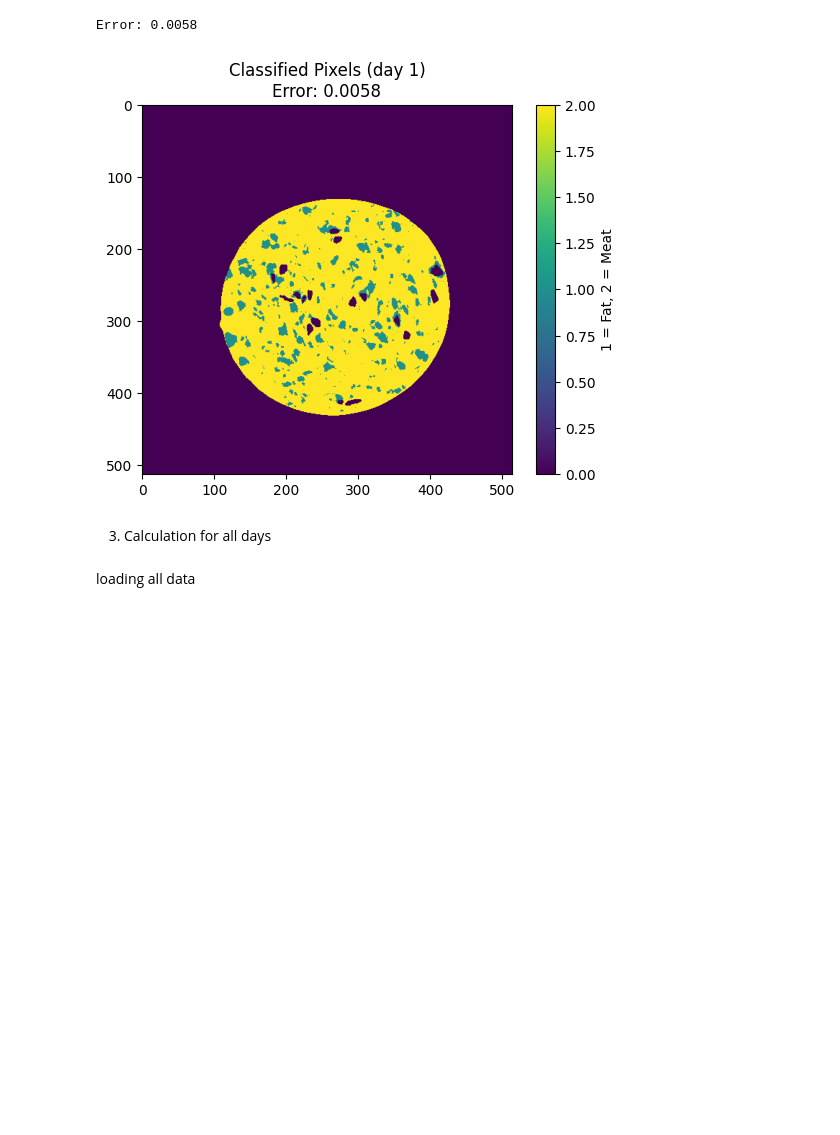
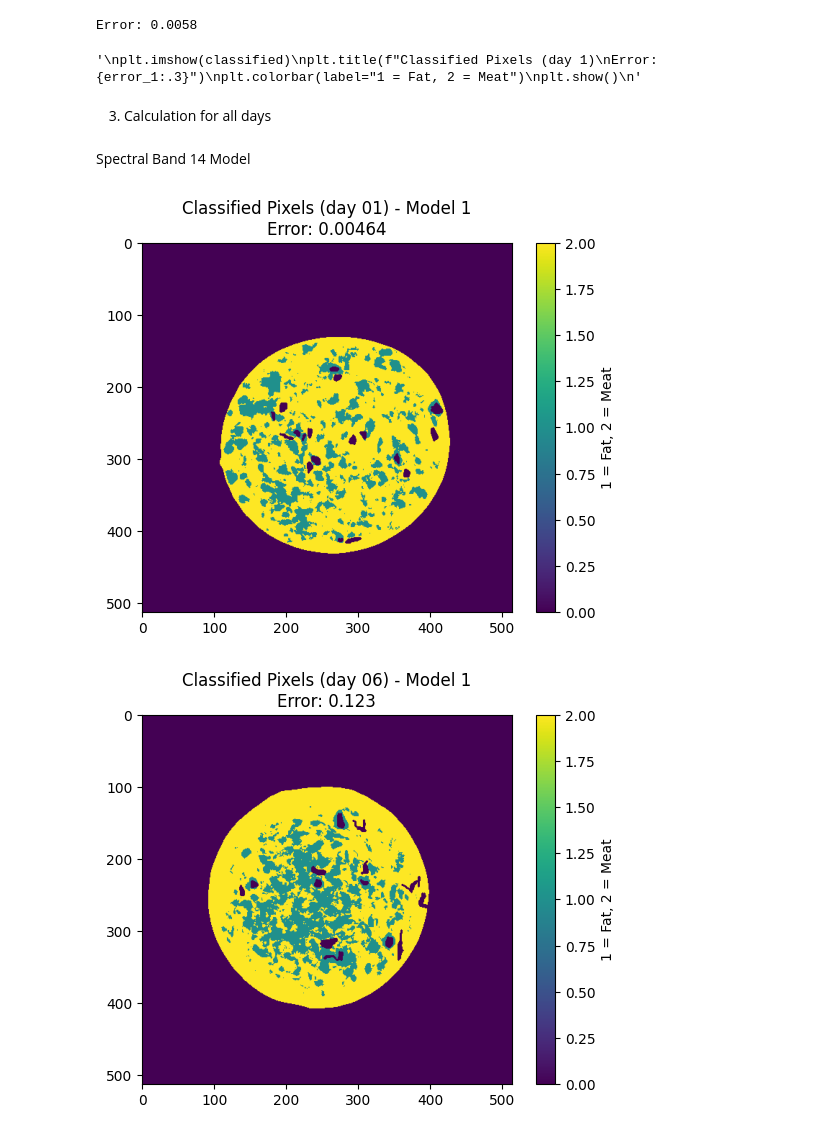
Before and after one commit to KeremOzemre/Salami, a Jupyter notebook: salami_exercise.ipynb, the cells around one changed output. Saved outputs shown, nothing was run; the diff lists cells and outputs as text; code cells hidden in the pictures; blank space fills up the shorter version.

```diff
--- a/salami_exercise.ipynb
+++ b/salami_exercise.ipynb
@@ -121,13 +123,60 @@ print(f"Error: {error_1:.3}")
 # %% [output]
 Error: 0.0058
 # %%
+'''
 plt.imshow(classified)
 plt.title(f"Classified Pixels (day 1)\nError: {error_1:.3}")
 plt.colorbar(label="1 = Fat, 2 = Meat")
 plt.show()
+'''
 # %% [output]
-[figure, removed]
+'\nplt.imshow(classified)\nplt.title(f"Classified Pixels (day 1)\nError: {error_1:.3}")\nplt.colorbar(label="1 = Fat, 2 = Meat")\nplt.show()\n'
 # %% [markdown]
 3. Calculation for all days
-# %% [markdown]
-loading all data
+# %% [markdown]
+Spectral Band 14 Model
+# %%
+days = ["01", "06", "13", "20", "28"]
+errors_model_1 = []
+
+for day in days:
+    # Loading data
+    matFile = os.path.join(dirIn, f'multispectral_day{day}.mat')
+    annFile = os.path.join(dirIn, f'annotation_day{day}.png')
+    multiIm, annotationIm = hf.loadMulti(matFile, annFile)
+
+    [fatPix, fatR, fatC] = hf.getPix(multiIm, annotationIm[:,:,1]);
+    [meatPix, meatR, meatC] = hf.getPix(multiIm, annotationIm[:,:,2]);
+    [bgPix, bgR, bgC] = hf.getPix(multiIm, annotationIm[:,:,0]);
+
+    # Classify data based on Day 1 model (only spectral band 14 taken into account)
+    bgPix_14 = bgPix[:, index]
+    classified = np.zeros(annotationIm.shape[:2], dtype=np.uint8) # 1 = fat, 2 = meat
+
+    for i in range(bgPix_14.shape[0]):
+        r = bgR[i]
+        c = bgC[i]
+
+        if bgPix_14[i] > t_list[index]:
+            classified[r, c] = 1  # fat
+        else:
+            classified[r, c] = 2  # meat
+
+    # Estimate error between classified and annotated data
+    n_fat = fatPix.shape[0]
+    n_meat = meatPix.shape[0]
+
+    fat_errors = np.sum(fatPix[:, index] < t_list[index])
+    meat_errors = np.sum(meatPix[:, index] >= t_list[index])
+
+    error = (fat_errors + meat_errors) / (n_fat + n_meat)
+    errors_model_1.append(error)
+
+    # Image
+    plt.imshow(classified)
+    plt.title(f"Classified Pixels (day {day}) - Model 1\nError: {error:.3}")
+    plt.colorbar(label="1 = Fat, 2 = Meat")
+    plt.show()
+# %% [output]
+[figure, added]
+[figure, added]
```
Also changed, not shown: parts of 6 cells of this notebook.
